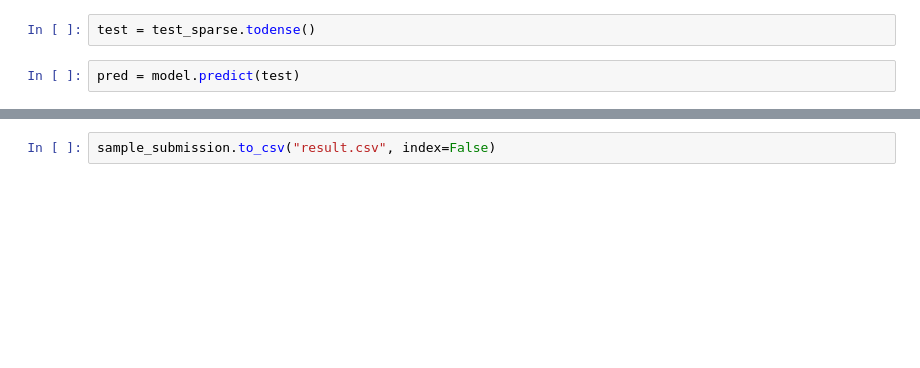
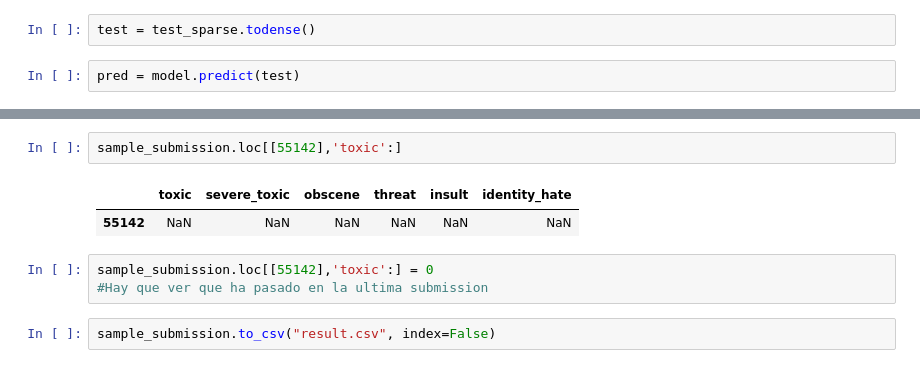
Before and after one commit to GSnuiv/DeliverTox, a Jupyter notebook: practica-toxic.py.ipynb, the cells around one changed output, grey strips where cells are left out. Drawn from its saved outputs; the diff is of its cells as text; blank space fills up the shorter version.

```diff
--- a/practica-toxic.py.ipynb
+++ b/practica-toxic.py.ipynb
@@ -447,2 +463,10 @@ sample_submission[ct.OBJECTIVE_COLS] = pred
+# %%
+sample_submission.loc[[55142],'toxic':]
+# %% [output]
+|  | toxic | severe_toxic | obscene | threat | insult | identity_hate |
+| 55142 | NaN | NaN | NaN | NaN | NaN | NaN |
+# %%
+sample_submission.loc[[55142],'toxic':] = 0
+#Hay que ver que ha pasado en la ultima submission
 # %%
 sample_submission.to_csv("result.csv", index=False)
```
Also changed, not shown: parts of 4 cells of this notebook, 1 other file.
